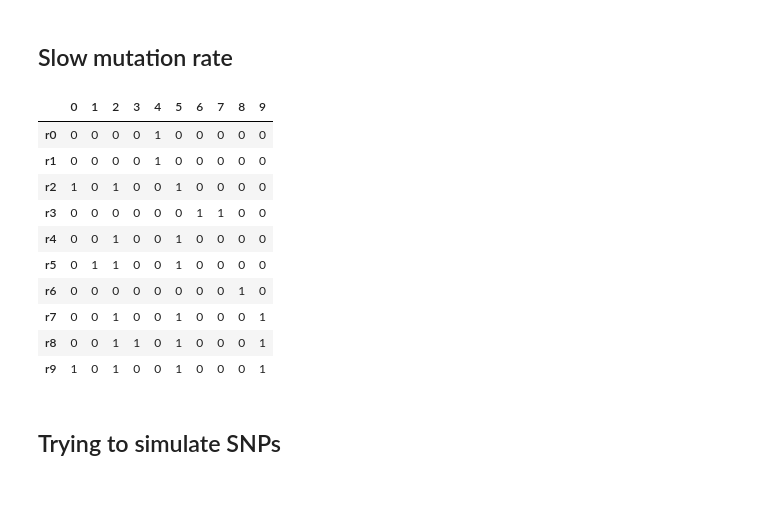
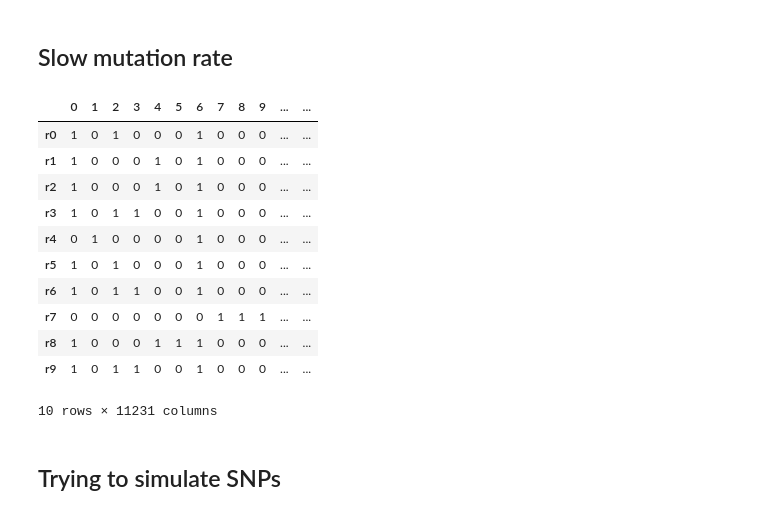
Before and after one commit to eaton-lab/hogtie, a Jupyter notebook: notebooks/simulations.ipynb, the cells around one changed output. Drawn from its saved outputs; the diff is of its cells as text; code cells hidden in the pictures.

```diff
--- a/notebooks/simulations.ipynb
+++ b/notebooks/simulations.ipynb
@@ -104,3 +106,8 @@ toytree.mtree(mod_highILS.df.genealogy).draw()
   <toytree.Render.ToytreeMark at 0x...>,
   <toytree.Render.ToytreeMark at 0x...>])
 [interactive output not drawn]
+# %%
+genealogies = np.array(mod_highILS.df['genealogy'])
+unique_genos = np.unique(genealogies)
+len(unique_genos)
+len(genealogies)
@@ -106,0 +116,5 @@ toytree.mtree(mod_highILS.df.genealogy).draw()
+# %%
+trees=[]
+for geno in unique_genos:
+    tree = toytree.tree(geno, tree_format=0)
+    trees.append(tree)
@@ -108,20 +142,19 @@ toytree.mtree(mod_highILS.df.genealogy).draw()
 ## Slow mutation rate
 # %%
 mod_slowmut =  ipcoal.Model(tree=tree, Ne=1e6, nsamples=1)
-mod_slowmut.sim_loci(nloci=1, nsites=100) #1 haploid chromosome
+mod_slowmut.sim_loci(nloci=1, nsites=100000) #1 haploid chromosome
 genos_slowmut=mod_slowmut.write_vcf().iloc[:, 9:].T
 genos_slowmut
-
-#still getting 2's...sim_loci probably isn't right for what I want
 # %% [output]
-|  | 0 | 1 | 2 | 3 | 4 | 5 | 6 | 7 | 8 | 9 |
-| r0 | 0 | 0 | 0 | 0 | 1 | 0 | 0 | 0 | 0 | 0 |
-| r1 | 0 | 0 | 0 | 0 | 1 | 0 | 0 | 0 | 0 | 0 |
-| r2 | 1 | 0 | 1 | 0 | 0 | 1 | 0 | 0 | 0 | 0 |
-| r3 | 0 | 0 | 0 | 0 | 0 | 0 | 1 | 1 | 0 | 0 |
-| r4 | 0 | 0 | 1 | 0 | 0 | 1 | 0 | 0 | 0 | 0 |
-| r5 | 0 | 1 | 1 | 0 | 0 | 1 | 0 | 0 | 0 | 0 |
-| r6 | 0 | 0 | 0 | 0 | 0 | 0 | 0 | 0 | 1 | 0 |
-| r7 | 0 | 0 | 1 | 0 | 0 | 1 | 0 | 0 | 0 | 1 |
-| r8 | 0 | 0 | 1 | 1 | 0 | 1 | 0 | 0 | 0 | 1 |
-| r9 | 1 | 0 | 1 | 0 | 0 | 1 | 0 | 0 | 0 | 1 |
+|  | 0 | 1 | 2 | 3 | 4 | 5 | 6 | 7 | 8 | 9 | ... | ... |
+| r0 | 1 | 0 | 1 | 0 | 0 | 0 | 1 | 0 | 0 | 0 | ... | ... |
+| r1 | 1 | 0 | 0 | 0 | 1 | 0 | 1 | 0 | 0 | 0 | ... | ... |
+| r2 | 1 | 0 | 0 | 0 | 1 | 0 | 1 | 0 | 0 | 0 | ... | ... |
+| r3 | 1 | 0 | 1 | 1 | 0 | 0 | 1 | 0 | 0 | 0 | ... | ... |
+| r4 | 0 | 1 | 0 | 0 | 0 | 0 | 1 | 0 | 0 | 0 | ... | ... |
+| r5 | 1 | 0 | 1 | 0 | 0 | 0 | 1 | 0 | 0 | 0 | ... | ... |
+| r6 | 1 | 0 | 1 | 1 | 0 | 0 | 1 | 0 | 0 | 0 | ... | ... |
+| r7 | 0 | 0 | 0 | 0 | 0 | 0 | 0 | 1 | 1 | 1 | ... | ... |
+| r8 | 1 | 0 | 0 | 0 | 1 | 1 | 1 | 0 | 0 | 0 | ... | ... |
+| r9 | 1 | 0 | 1 | 1 | 0 | 0 | 1 | 0 | 0 | 0 | ... | ... |
+10 rows × 11231 columns
```
Also changed, not shown: parts of 15 cells of this notebook.
